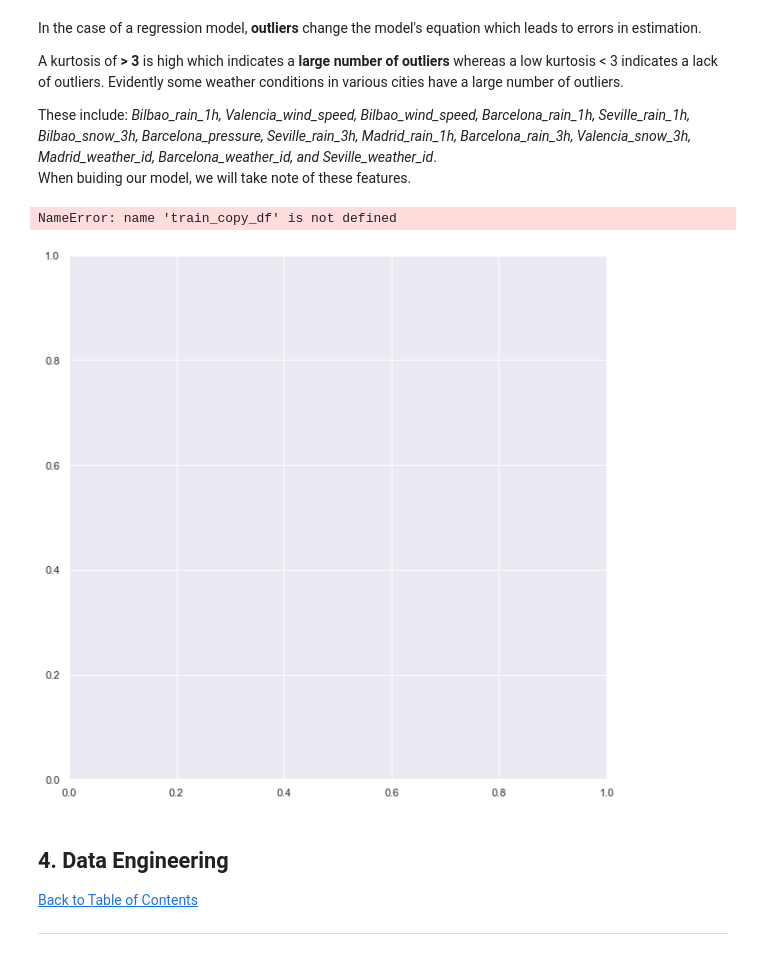
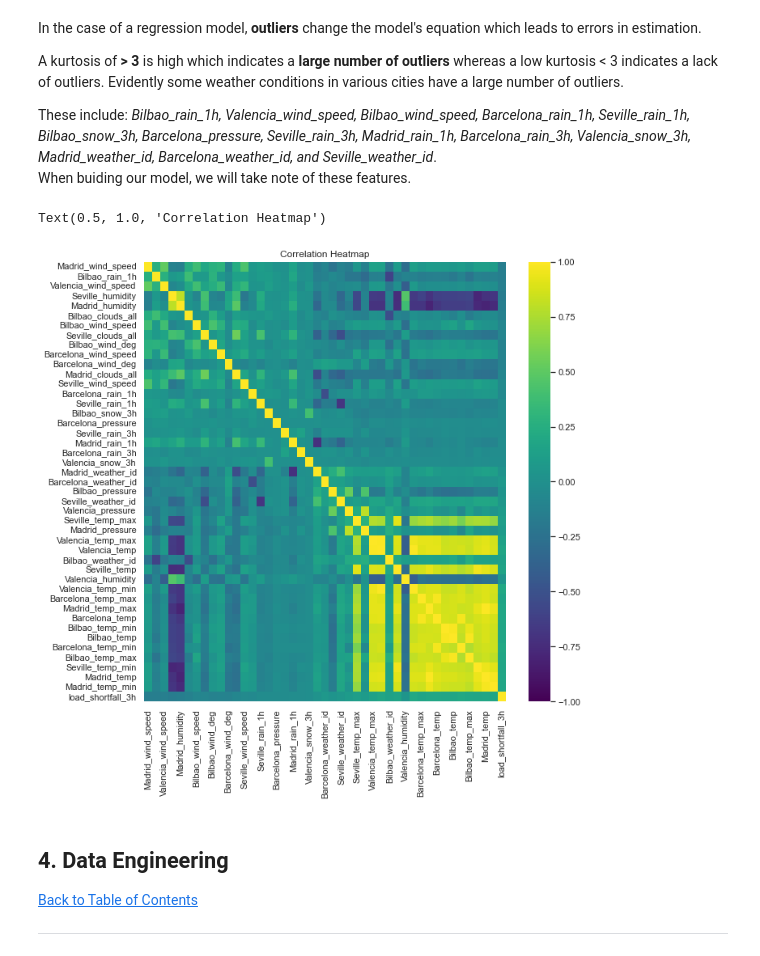
Before and after one commit to KenCBonyo/2110ACDS_ND5, a Jupyter notebook: 2110ACDS_ND5_v0.3.ipynb, the cells around one changed output. Drawn from its saved outputs; the diff is of its cells as text; code cells hidden in the pictures.

```diff
--- a/2110ACDS_ND5_v0.3.ipynb
+++ b/2110ACDS_ND5_v0.3.ipynb
@@ -222,3 +239,5 @@ From the output, we determine that:
+# %%
+train_df = train_df.drop(['Unnamed: 0'], axis=1)
 # %% [markdown]
 #### Identifying **'missing'** columns.
 These are columns of weather attributes that are not available for a particular city.
@@ -493,11 +520,11 @@ fig.tight_layout(pad=1)
 # %%
 # evaluate correlation
 fig, ax = plt.subplots(figsize = (10,10))
-heatmap = sns.heatmap(train_copy_df.corr(),ax=ax, vmin=-1, vmax=1, annot=False, cmap="viridis")
+heatmap = sns.heatmap(train_df.corr(),ax=ax, vmin=-1, vmax=1, annot=False, cmap="viridis")
 heatmap.set_title("Correlation Heatmap", fontdict = {"fontsize":12})
 # %% [output]
-NameError: name 'train_copy_df' is not defined
+Text(0.5, 1.0, 'Correlation Heatmap')
-[figure, old version]
+[figure, new version]
 # %%
 # have a look at feature distributions
 # %% [markdown]
```
Also changed, not shown: parts of 22 cells of this notebook, 7 other files.
